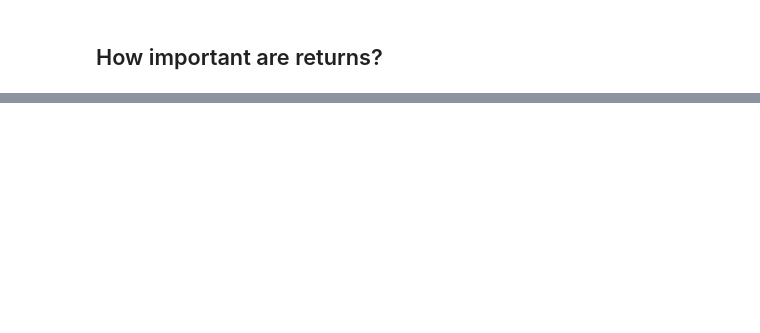
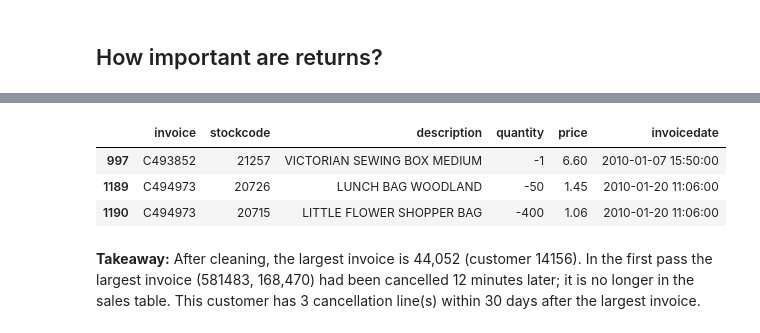
Before and after one commit to Umar43/online-retail-predictive-analytics, a Jupyter notebook: notebooks/02_eda.ipynb, the cells around one changed output, grey strips where cells are left out. Drawn from its saved outputs; the diff is of its cells as text; code cells hidden in the pictures; blank space fills up the shorter version.

```diff
--- a/notebooks/02_eda.ipynb
+++ b/notebooks/02_eda.ipynb
@@ -313,0 +419,23 @@ Customers with at least one return: 2511 (43%)
+# %%
+# Cancellations of the same customer within 30 days after the biggest invoice
+near_returns = returns[
+    (returns["customer_id"] == top["customer_id"])
+    & (returns["invoicedate"] >= top["invoice_date"])
+    & (returns["invoicedate"] <= top["invoice_date"] + pd.Timedelta(days=30))
+][["invoice", "stockcode", "description", "quantity", "price", "invoicedate"]]
+display(near_returns.head(10))
+
+# In the first pass the biggest invoice was 581483, cancelled 12 minutes later
+still_there = (sales["invoice"] == "581483").any()
+takeaway(
+    f"After cleaning, the largest invoice is {top['revenue']:,.0f} (customer {top['customer_id']}). "
+    "In the first pass the largest invoice (581483, 168,470) had been cancelled 12 minutes later; "
+    f"it is {'STILL in' if still_there else 'no longer in'} the sales table. "
+    f"This customer has {len(near_returns)} cancellation line(s) within 30 days after the largest invoice."
+)
+# %% [output]
+|  | invoice | stockcode | description | quantity | price | invoicedate |
+| 997 | C493852 | 21257 | VICTORIAN SEWING BOX MEDIUM | -1 | 6.60 | 2010-01-07 15:50:00 |
+| 1189 | C494973 | 20726 | LUNCH BAG WOODLAND | -50 | 1.45 | 2010-01-20 11:06:00 |
+| 1190 | C494973 | 20715 | LITTLE FLOWER SHOPPER BAG | -400 | 1.06 | 2010-01-20 11:06:00 |
+**Takeaway:** After cleaning, the largest invoice is 44,052 (customer 14156). In the first pass the largest invoice (581483, 168,470) had been cancelled 12 minutes later; it is no longer in the sales table. This customer has 3 cancellation line(s) within 30 days after the largest invoice.
```
Also changed, not shown: parts of 30 cells of this notebook, 9 other files.
